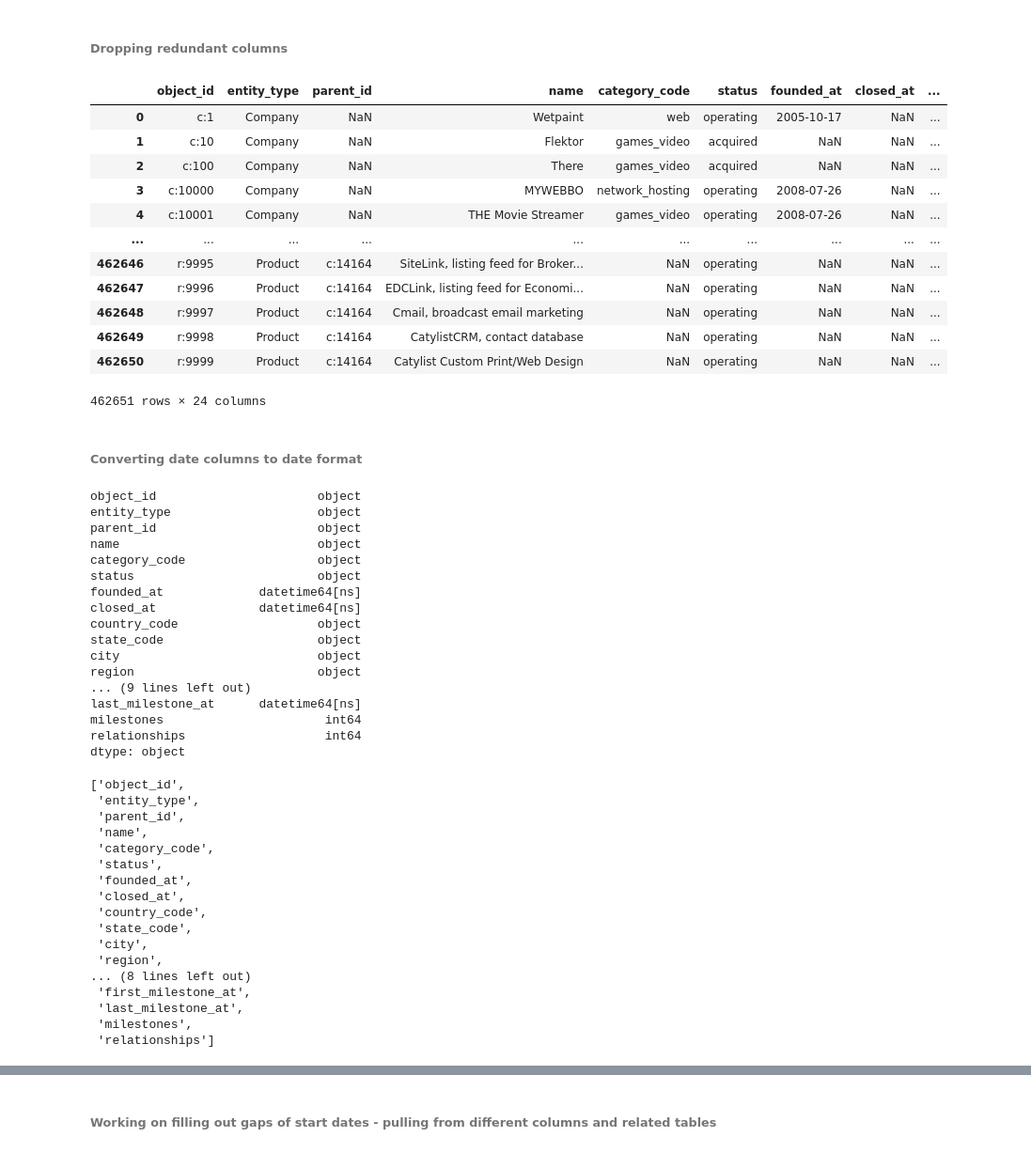
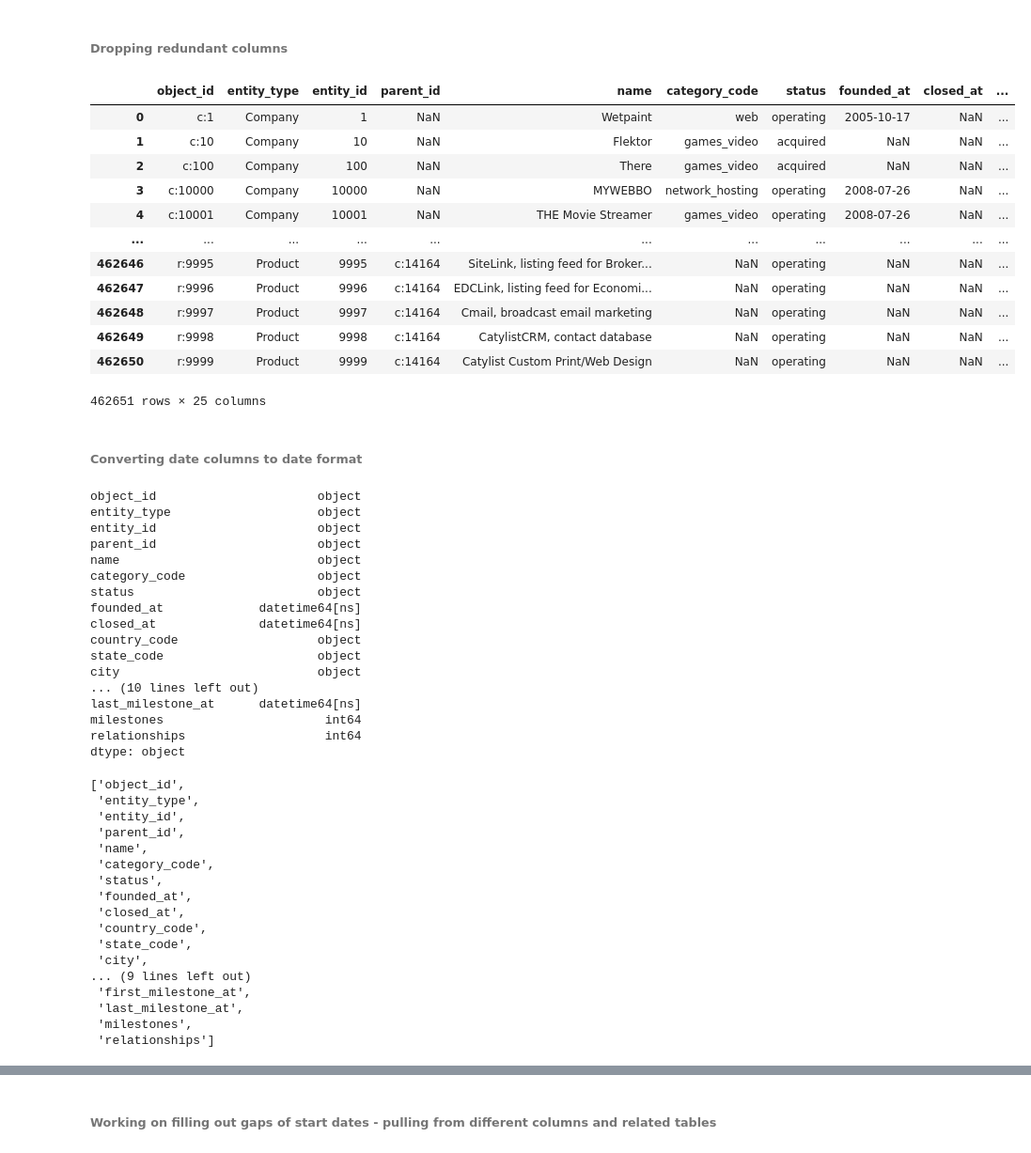
Before and after one commit to PaulIsenberg/FWIP_Venture, a Jupyter notebook: ETL_Winston_copy_transformation.ipynb, the cells around one changed output, grey strips where cells are left out. Shown: that part at 94% size. Cells and saved outputs as stored; diff of their text form; code cells hidden in the pictures.

```diff
--- a/ETL_Winston_copy_transformation.ipynb
+++ b/ETL_Winston_copy_transformation.ipynb
@@ -174,5 +173,5 @@ from datetime import datetime
 # %%
-objects_df = pd.read_csv('Resources/objects.csv', dtype={'status':str})
+objects_df = pd.read_csv('Resources/objects.csv', dtype={'status':str, 'entity_id':str})
 objects_df.head()
 # %% [output]
 |  | id | entity_type | entity_id | parent_id | name | normalized_name | permalink | category_code | ... |
@@ -274,22 +273,22 @@ objects_df.head()
 # %% [markdown]
 ###### Dropping redundant columns
 # %%
-objects_clean = objects_df.drop(columns = {'entity_id', 'permalink', 'created_by', 'created_at', 'updated_at', 'logo_url', 'logo_width', 'logo_height', 'overview', 'tag_list', 'domain', 'twitter_username', 'homepage_url', 'normalized_name', 'short_description','description'})
+objects_clean = objects_df.drop(columns = {'permalink', 'created_by', 'created_at', 'updated_at', 'logo_url', 'logo_width', 'logo_height', 'overview', 'tag_list', 'domain', 'twitter_username', 'homepage_url', 'normalized_name', 'short_description','description'})
 objects_clean
 # %% [output]
-|  | object_id | entity_type | parent_id | name | category_code | status | founded_at | closed_at | ... |
-| 0 | c:1 | Company | NaN | Wetpaint | web | operating | 2005-10-17 | NaN | ... |
-| 1 | c:10 | Company | NaN | Flektor | games_video | acquired | NaN | NaN | ... |
-| 2 | c:100 | Company | NaN | There | games_video | acquired | NaN | NaN | ... |
-| 3 | c:10000 | Company | NaN | MYWEBBO | network_hosting | operating | 2008-07-26 | NaN | ... |
-| 4 | c:10001 | Company | NaN | THE Movie Streamer | games_video | operating | 2008-07-26 | NaN | ... |
-| ... | ... | ... | ... | ... | ... | ... | ... | ... | ... |
-| 462646 | r:9995 | Product | c:14164 | SiteLink, listing feed for Broker... | NaN | operating | NaN | NaN | ... |
-| 462647 | r:9996 | Product | c:14164 | EDCLink, listing feed for Economi... | NaN | operating | NaN | NaN | ... |
-| 462648 | r:9997 | Product | c:14164 | Cmail, broadcast email marketing | NaN | operating | NaN | NaN | ... |
-| 462649 | r:9998 | Product | c:14164 | CatylistCRM, contact database | NaN | operating | NaN | NaN | ... |
-| 462650 | r:9999 | Product | c:14164 | Catylist Custom Print/Web Design | NaN | operating | NaN | NaN | ... |
+|  | object_id | entity_type | entity_id | parent_id | name | category_code | status | founded_at | closed_at | ... |
+| 0 | c:1 | Company | 1 | NaN | Wetpaint | web | operating | 2005-10-17 | NaN | ... |
+| 1 | c:10 | Company | 10 | NaN | Flektor | games_video | acquired | NaN | NaN | ... |
+| 2 | c:100 | Company | 100 | NaN | There | games_video | acquired | NaN | NaN | ... |
+| 3 | c:10000 | Company | 10000 | NaN | MYWEBBO | network_hosting | operating | 2008-07-26 | NaN | ... |
+| 4 | c:10001 | Company | 10001 | NaN | THE Movie Streamer | games_video | operating | 2008-07-26 | NaN | ... |
+| ... | ... | ... | ... | ... | ... | ... | ... | ... | ... | ... |
+| 462646 | r:9995 | Product | 9995 | c:14164 | SiteLink, listing feed for Broker... | NaN | operating | NaN | NaN | ... |
+| 462647 | r:9996 | Product | 9996 | c:14164 | EDCLink, listing feed for Economi... | NaN | operating | NaN | NaN | ... |
+| 462648 | r:9997 | Product | 9997 | c:14164 | Cmail, broadcast email marketing | NaN | operating | NaN | NaN | ... |
+| 462649 | r:9998 | Product | 9998 | c:14164 | CatylistCRM, contact database | NaN | operating | NaN | NaN | ... |
+| 462650 | r:9999 | Product | 9999 | c:14164 | Catylist Custom Print/Web Design | NaN | operating | NaN | NaN | ... |
-462651 rows × 24 columns
+462651 rows × 25 columns
 # %% [markdown]
 ###### Converting date columns to date format
 # %%
@@ -307,6 +306,7 @@ objects_clean.dtypes
 # %% [output]
 object_id                      object
 entity_type                    object
+entity_id                      object
 parent_id                      object
 name                           object
 category_code                  object
@@ -316,8 +316,7 @@ closed_at              datetime64[ns]
 country_code                   object
 state_code                     object
 city                           object
-region                         object
-... (9 lines left out)
+... (10 lines left out)
 last_milestone_at      datetime64[ns]
 milestones                      int64
 relationships                   int64
@@ -328,6 +327,7 @@ objects_clean.columns.to_list()
 # %% [output]
 ['object_id',
  'entity_type',
+ 'entity_id',
  'parent_id',
  'name',
  'category_code',
@@ -337,8 +337,7 @@ objects_clean.columns.to_list()
  'country_code',
  'state_code',
  'city',
- 'region',
-... (8 lines left out)
+... (9 lines left out)
  'first_milestone_at',
  'last_milestone_at',
  'milestones',
```
Also changed, not shown: parts of 26 cells of this notebook.
